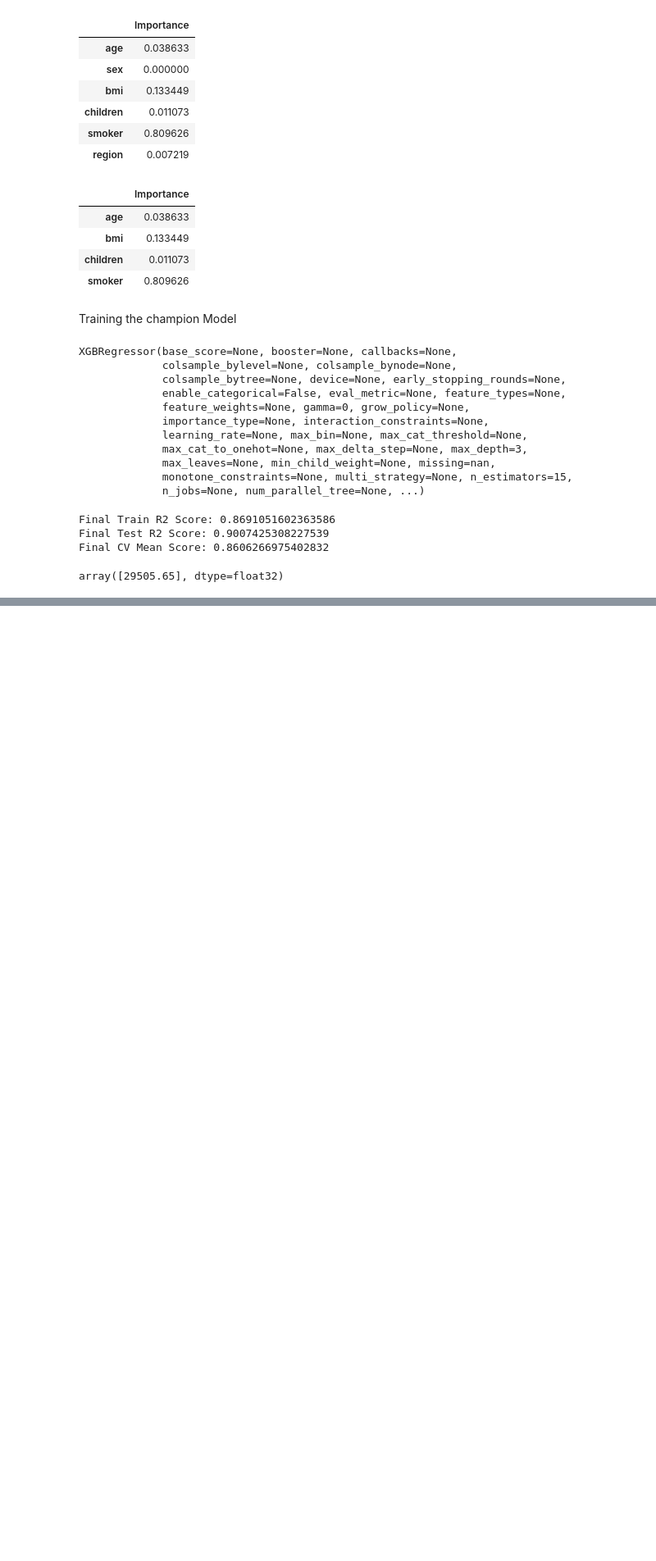
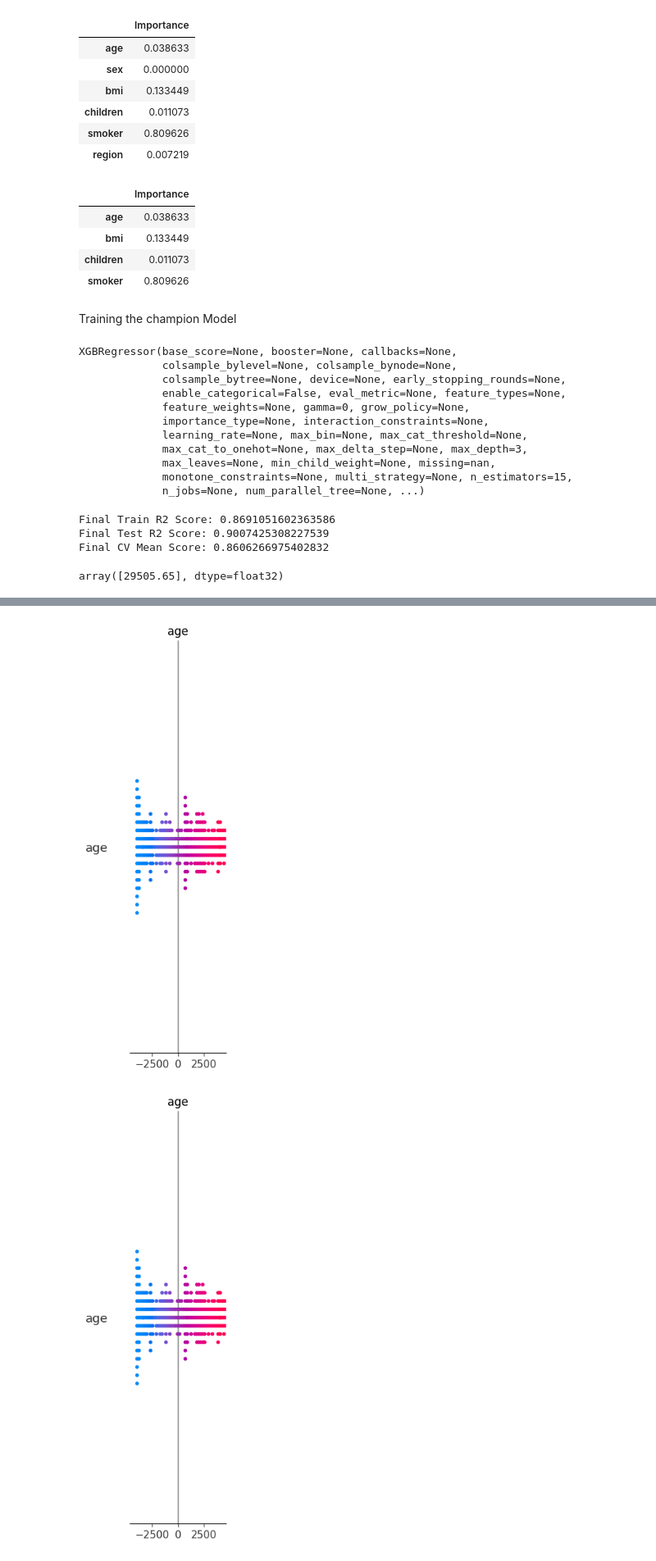
Before and after one commit to anthonybyamugisha/Insurance-Cost-Prediction-Model, a Jupyter notebook: insurance_cost.ipynb, the cells around one changed output, grey strips where cells are left out. Shown at 82% size. Drawn from its saved outputs; the diff is of its cells as text; code cells hidden in the pictures; blank space fills up the shorter version.

```diff
--- a/insurance_cost.ipynb
+++ b/insurance_cost.ipynb
@@ -520,0 +598,9 @@ array([29505.65], dtype=float32)
+# %%
+# SHAP for Deep Learning model
+explainer_dnn = shap.KernelExplainer(dnn_model.predict, xtrain)
+shap_values_dnn = explainer_dnn.shap_values(xtest, nsamples=100)
+
+# Summary plot for Deep Learning model
+shap.summary_plot(shap_values_dnn, xtest, plot_type="bar")
+shap.summary_plot(shap_values_dnn, xtest)
+# %% [output]
@@ -520,0 +626,2 @@ array([29505.65], dtype=float32)
+[figure, added]
+[figure, added]
```
Also changed, not shown: parts of 14 cells of this notebook, 1 other file.
